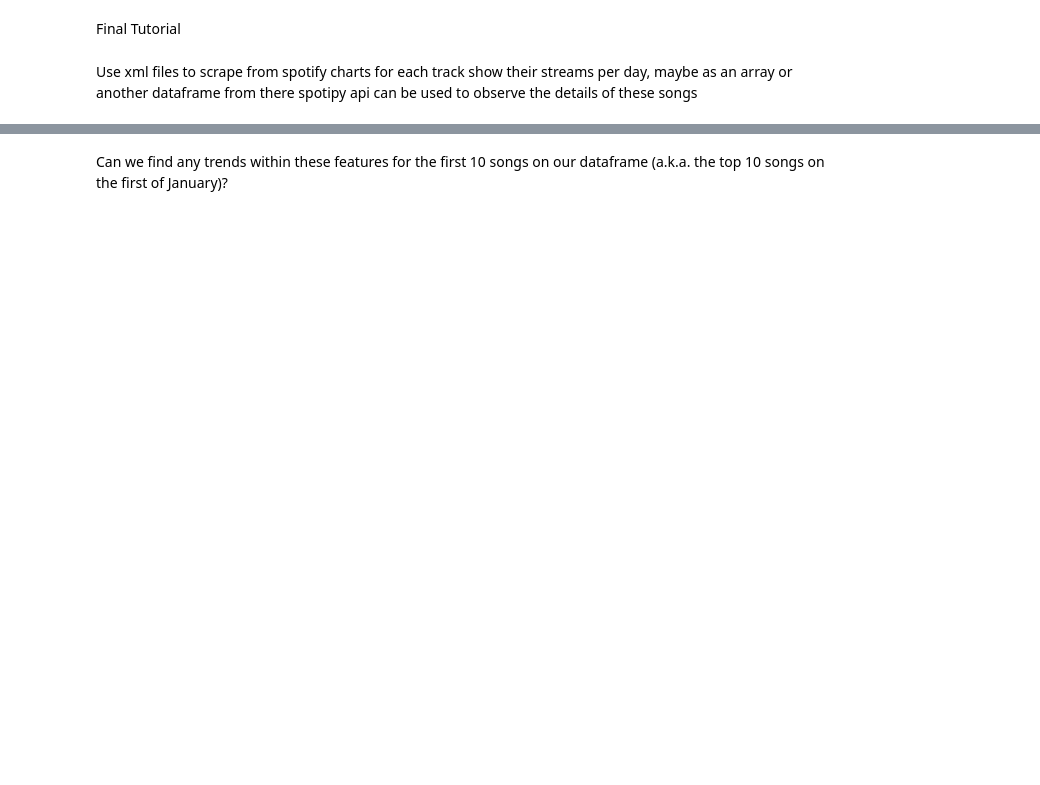
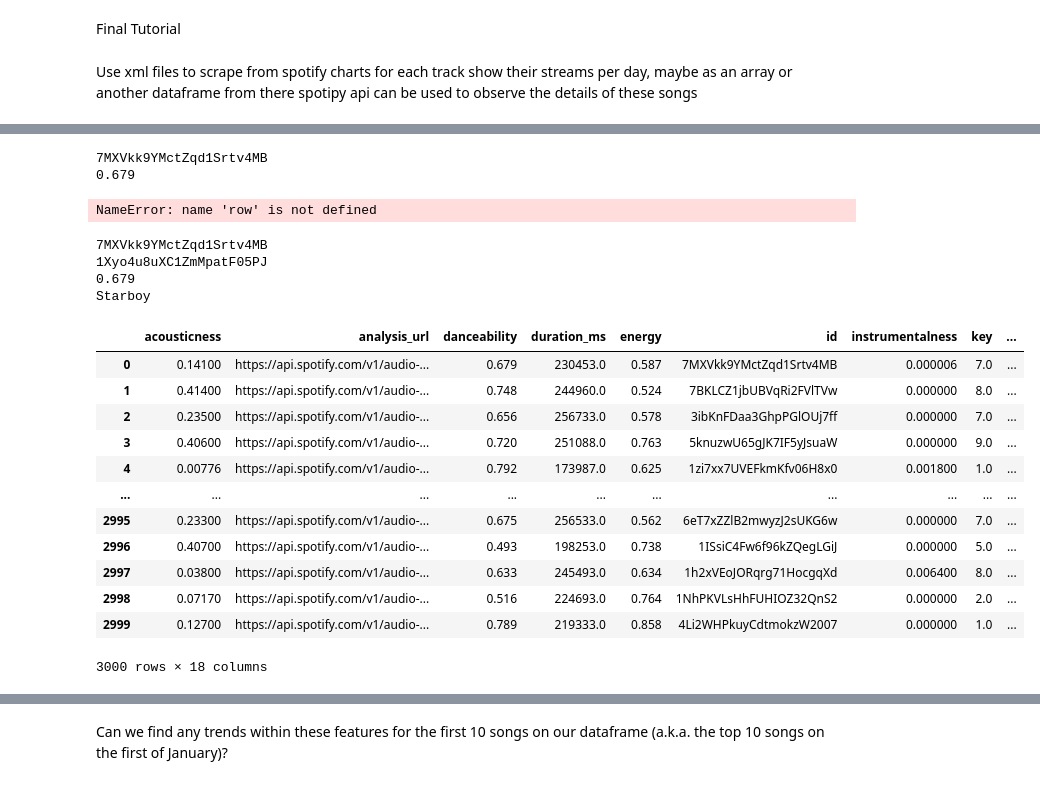
Before and after one commit to amandotzip/groovydata, a Jupyter notebook: final-tutorial.ipynb, the cells around one changed output, grey strips where cells are left out. Drawn from its saved outputs; the diff is of its cells as text; code cells hidden in the pictures; blank space fills up the shorter version.

Commit message:
Searching for artist and track id with one sp.search request within one for loop

```diff
--- a/final-tutorial.ipynb
+++ b/final-tutorial.ipynb
@@ -76,7 +92,7 @@ for i in ref_arr:
 
     #os.rename(fileName, "sheets/" + fileName)
 
-    df_new = pd.read_csv(path + "/" + fileName)
+    df_new = pd.read_csv(fileName)
     df_new.columns= ['position', 'track_name', 'artist', 'streams', 'url']
     df_new['date'] = date
 
@@ -160,29 +192,73 @@ audiofeatures = sp.audio_features(track_id)
 print(track_id)
 print(audiofeatures[0]['danceability'])
 print(row['track_name'])
+# %% [output]
+7MXVkk9YMctZqd1Srtv4MB
+0.679
+NameError: name 'row' is not defined
 # %%
 trackName = df.iloc[0].at['track_name']
 trackNameWithoutSpaces = '+'.join(trackName.split())
-trackItem = sp.search(trackNameWithoutSpaces, 1, 0)
-track_id = trackItem['tracks']['items'][0]['id']
+searchQuery = sp.search(trackNameWithoutSpaces, 1, 0)
+track_object = searchQuery['tracks']['items'][0]
+artist_object = track_object['artists'][0]
+artist_id = artist_object['id']
+track_id = track_object['id']
 audiofeatures = sp.audio_features(track_id)
 print(track_id)
+print(artist_id)
 print(audiofeatures[0]['danceability'])
-print(row['track_name'])
+print(trackNameWithoutSpaces)
+# %% [output]
+7MXVkk9YMctZqd1Srtv4MB
+1Xyo4u8uXC1ZmMpatF05PJ
+0.679
+Starboy
 # %%
+artist_id_list = []
+track_id_list = []
+audioFeaturesDf = pd.DataFrame()
+# This gets the artist id and the track id (which is included in the "audio_features" search we make)
+# Does this by making one search through the api and gets the ids from the information returned
 for index, row in df.iterrows():
     trackName = df.iloc[index - 1].at['track_name']
     trackNameWithoutSpaces = '+'.join(trackName.split())
-    #print(trackNameWithoutSpaces)
-    trackItem = sp.search(trackNameWithoutSpaces, 1, 0)
+    searchQuery = sp.search(trackNameWithoutSpaces, 1, 0)
+    track_id = ""
+    artist_id = ""
+    if (len(searchQuery['tracks']['items']) != 0):
+        track_object = searchQuery['tracks']['items'][0]
+        artist_object = track_object['artists'][0] if type(track_object['artists']) is list else track_object['artists']
+        artist_id = artist_object['id']
+        track_id = track_object['id']
+        artist_id_list.append(artist_id)
+        track_id_list.append(track_id)
     #print(trackItem)
+    else:
+        # If our query returned nothing then append a nan in the place of artist and track for this entry
+        artist_id_list.append(np.nan)
+        track_id_list.append(np.nan)
     audiofeatures = {'duration_ms' : np.nan, 'key' : np.nan, 'mode' : np.nan, 'time_signature' : np.nan, 'acousticness' : np.nan, 'danceability' : np.nan, 'energy' : np.nan, 'instrumentalness' : np.nan, 'liveness' : np.nan, 'loudness' : np.nan, 'speechiness' : np.nan, 'valence' : np.nan, 'tempo' : np.nan, 'id' : np.nan, 'uri' : np.nan, 'track_href' : np.nan, 'analysis_url' : np.nan, 'type' : np.nan, }
     #print(audiofeatures)
-    if (len(trackItem['tracks']['items']) != 0):
-        artist_id = trackItem['tracks']['items'][0]['id']
-        track_id = trackItem['tracks']['items'][0]['id']
+    # If we successfully found a track when we did our seach, then get the audio features for that
+    if (track_id != ""):
         audiofeatures = sp.audio_features(track_id)[0]
-        #print(track_id)
-        #print(audiofeatures)
+    #print(track_id)
+    #print(audiofeatures)
     audioFeaturesDf = audioFeaturesDf.append(audiofeatures, ignore_index=True)
+
 audioFeaturesDf
+# %% [output]
+|  | acousticness | analysis_url | danceability | duration_ms | energy | id | instrumentalness | key | ... |
+| 0 | 0.14100 | https://api.spotify.com/v1/audio-... | 0.679 | 230453.0 | 0.587 | 7MXVkk9YMctZqd1Srtv4MB | 0.000006 | 7.0 | ... |
+| 1 | 0.41400 | https://api.spotify.com/v1/audio-... | 0.748 | 244960.0 | 0.524 | 7BKLCZ1jbUBVqRi2FVlTVw | 0.000000 | 8.0 | ... |
+| 2 | 0.23500 | https://api.spotify.com/v1/audio-... | 0.656 | 256733.0 | 0.578 | 3ibKnFDaa3GhpPGlOUj7ff | 0.000000 | 7.0 | ... |
+| 3 | 0.40600 | https://api.spotify.com/v1/audio-... | 0.720 | 251088.0 | 0.763 | 5knuzwU65gJK7IF5yJsuaW | 0.000000 | 9.0 | ... |
+| 4 | 0.00776 | https://api.spotify.com/v1/audio-... | 0.792 | 173987.0 | 0.625 | 1zi7xx7UVEFkmKfv06H8x0 | 0.001800 | 1.0 | ... |
+| ... | ... | ... | ... | ... | ... | ... | ... | ... | ... |
+| 2995 | 0.23300 | https://api.spotify.com/v1/audio-... | 0.675 | 256533.0 | 0.562 | 6eT7xZZlB2mwyzJ2sUKG6w | 0.000000 | 7.0 | ... |
+| 2996 | 0.40700 | https://api.spotify.com/v1/audio-... | 0.493 | 198253.0 | 0.738 | 1ISsiC4Fw6f96kZQegLGiJ | 0.000000 | 5.0 | ... |
+| 2997 | 0.03800 | https://api.spotify.com/v1/audio-... | 0.633 | 245493.0 | 0.634 | 1h2xVEoJORqrg71HocgqXd | 0.006400 | 8.0 | ... |
+| 2998 | 0.07170 | https://api.spotify.com/v1/audio-... | 0.516 | 224693.0 | 0.764 | 1NhPKVLsHhFUHIOZ32QnS2 | 0.000000 | 2.0 | ... |
+| 2999 | 0.12700 | https://api.spotify.com/v1/audio-... | 0.789 | 219333.0 | 0.858 | 4Li2WHPkuyCdtmokzW2007 | 0.000000 | 1.0 | ... |
+3000 rows × 18 columns
```
Also changed, not shown: parts of 6 cells of this notebook.
